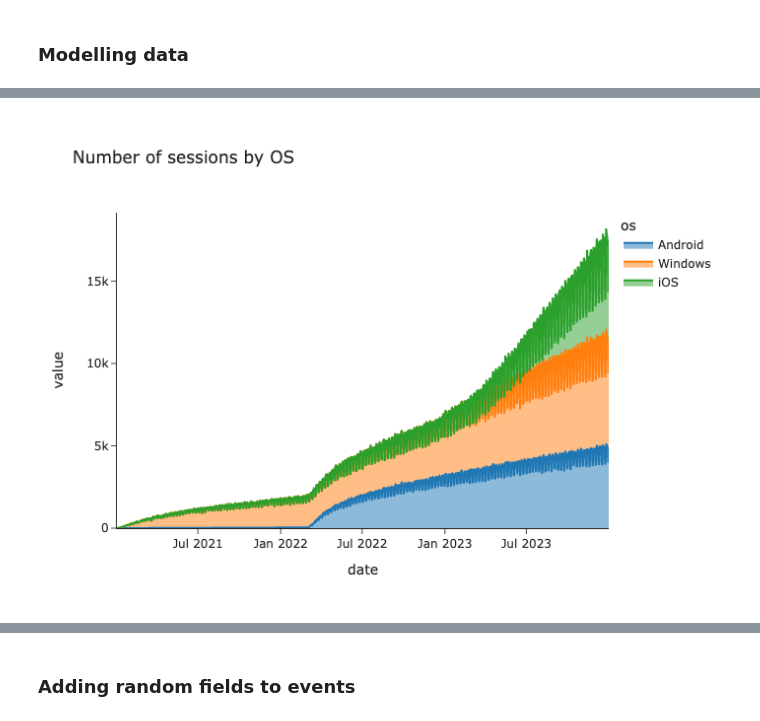
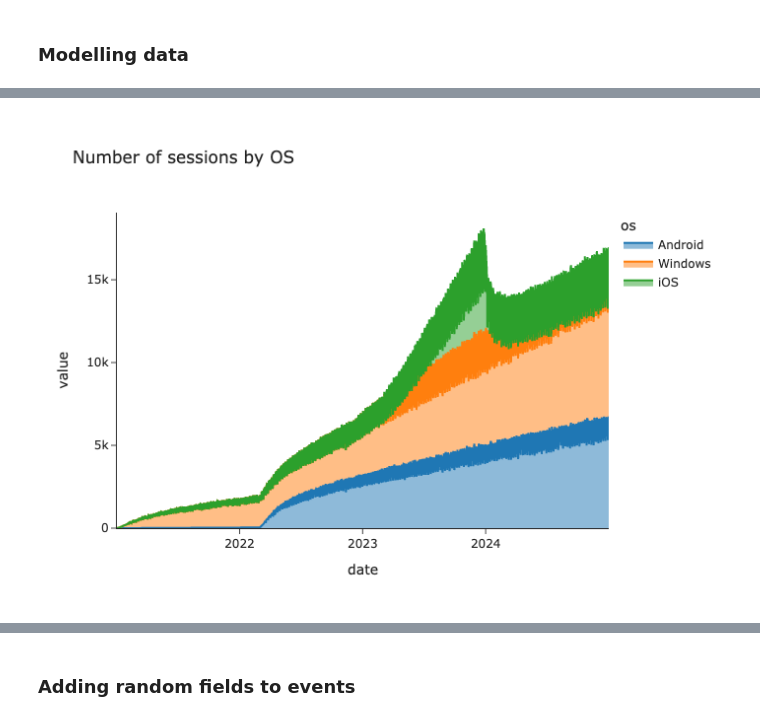
Before and after one commit to miptgirl/miptgirl_medium, a Jupyter notebook: analyst_agent/generate_synthetic_data_for_sql.ipynb, the cells around one changed output, grey strips where cells are left out. Drawn from its saved outputs; the diff is of its cells as text; code cells hidden in the pictures.

```diff
--- a/analyst_agent/generate_synthetic_data_for_sql.ipynb
+++ b/analyst_agent/generate_synthetic_data_for_sql.ipynb
@@ -103,6 +105,6 @@ px.line(new_users_df2.set_index('date'))
 # %%
 new_users_df3 = pd.DataFrame()
-new_users_df3['date'] = pd.date_range('2022-02-24', '2023-12-31')
+new_users_df3['date'] = pd.date_range('2022-02-24', '2024-12-31')
 new_users_df3['x'] = range(new_users_df3.shape[0])
 
 new_users_df3['trend'] = new_users_df3.x.map(
@@ -139,7 +141,7 @@ user_activity1 = []
 for rec in tqdm.tqdm(users_lst1):
     user_id = rec['user_id']
     cohort = rec['cohort']
-    for date in pd.date_range(rec['cohort'], '2023-12-31'):
+    for date in pd.date_range(rec['cohort'], '2024-12-31'):
         num_day = (date - rec['cohort']).days
         if cohort < datetime.datetime(2022, 2, 24):
             params = (0.01, 0.3, 1.6)
@@ -183,7 +185,7 @@ user_activity2 = []
 for rec in tqdm.tqdm(users_lst2):
     user_id = rec['user_id']
     cohort = rec['cohort']
-    for date in pd.date_range(rec['cohort'], '2023-12-31'):
+    for date in pd.date_range(rec['cohort'], '2024-12-31'):
         num_day = (date - rec['cohort']).days
         params = (0.0, 0.55, 1.1)
         if random.random() <= get_retention_same_event(params[0], params[1], params[2], num_day) \
@@ -223,7 +225,7 @@ user_activity3 = []
 for rec in tqdm.tqdm(users_lst3):
     user_id = rec['user_id']
     cohort = rec['cohort']
-    for date in pd.date_range(rec['cohort'], '2023-12-31'):
+    for date in pd.date_range(rec['cohort'], '2024-12-31'):
         num_day = (date - rec['cohort']).days
         params = (0.01, 1.3, 1)
         if random.random() <= get_retention_same_event(params[0], params[1], params[2], num_day) \
@@ -265,10 +267,10 @@ px.line(act_df.groupby('date')[['user_id']].count(),
 # %%
 px.area(
-    act_df.pivot_table(index = 'date', columns = 'os', values = 'session_id', aggfunc = 'count'),
+    act_df.pivot_table(index = 'date', columns = 'os', values = 'user_id', aggfunc = 'count'),
     title = 'Number of sessions by OS'
 )
 # %% [output]
-[figure, old version]
+[figure, new version]
 # %%
 act_df.to_csv('full_data.csv', sep = '\t')
 # %%
```
Also changed, not shown: parts of 26 cells of this notebook, 11 other files.
